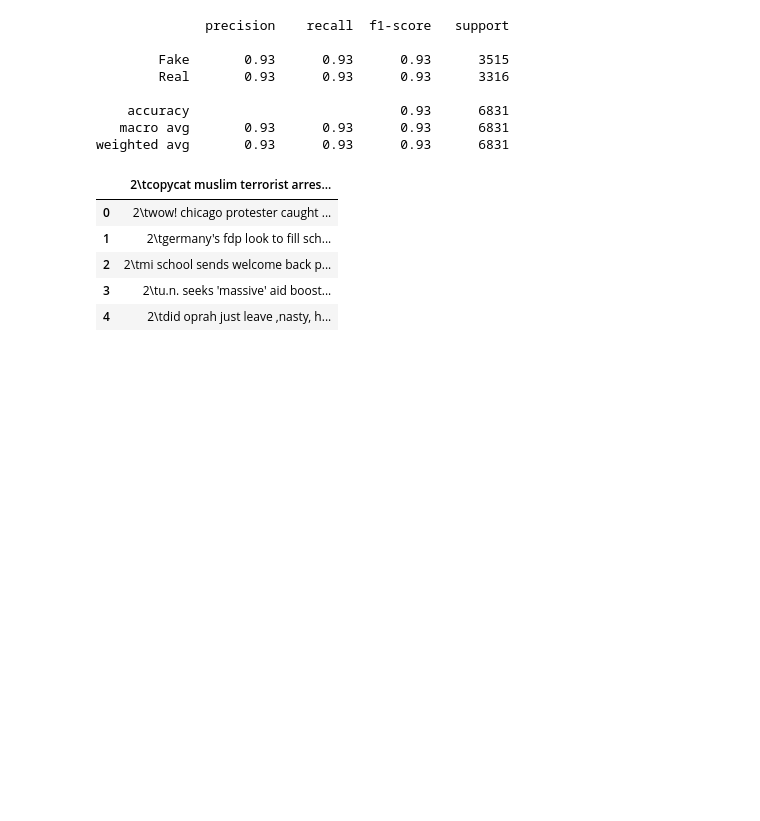
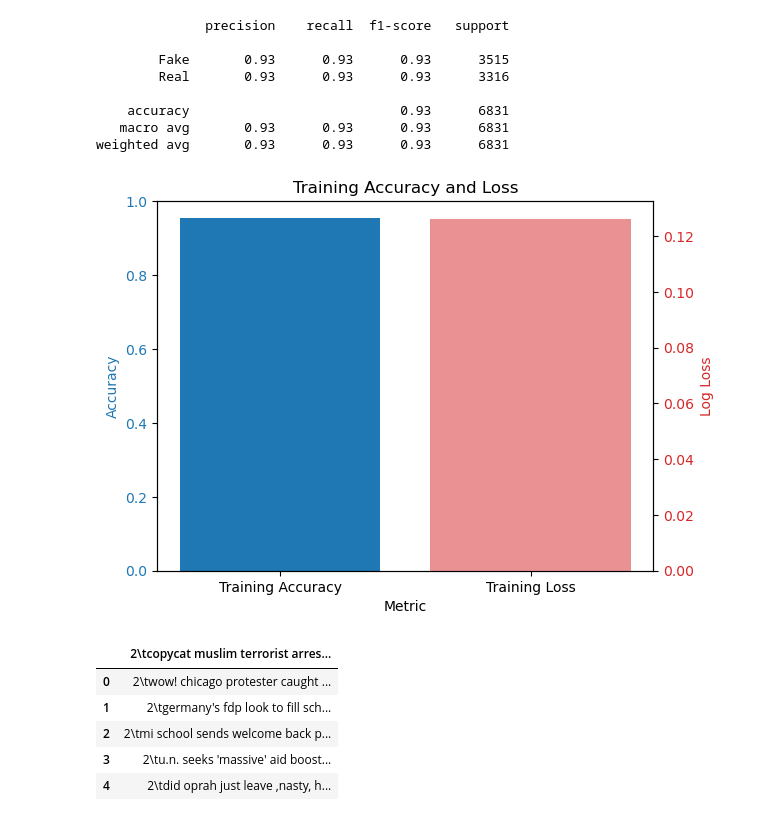
Before and after one commit to Julseb-Ironhack-AI/project-nlp-challenge, a Jupyter notebook: Multinomial_Naive_Bayes.ipynb, the cells around one changed output. Saved outputs shown, nothing was run; the diff lists cells and outputs as text; code cells hidden in the pictures; blank space fills up the shorter version.

Commit message:
Add graphs

```diff
--- a/Multinomial_Naive_Bayes.ipynb
+++ b/Multinomial_Naive_Bayes.ipynb
@@ -255,6 +255,40 @@ print(report)
     accuracy                           0.93      6831
    macro avg       0.93      0.93      0.93      6831
 weighted avg       0.93      0.93      0.93      6831
+# %%
+from sklearn.metrics import log_loss
+
+import matplotlib.pyplot as plt
+
+# Predict probabilities for training set
+y_train = df_train['label']
+y_train_pred = clf.predict(X_train_bow)
+y_train_proba = clf.predict_proba(X_train_bow)
+
+# Calculate accuracy and loss for training set
+train_accuracy = accuracy_score(y_train, y_train_pred)
+train_loss = log_loss(y_train, y_train_proba)
+
+# Plot accuracy and loss
+fig, ax1 = plt.subplots()
+
+color = 'tab:blue'
+ax1.set_xlabel('Metric')
+ax1.set_ylabel('Accuracy', color=color)
+ax1.bar(['Training Accuracy'], [train_accuracy], color=color)
+ax1.tick_params(axis='y', labelcolor=color)
+ax1.set_ylim(0, 1)
+
+ax2 = ax1.twinx()
+color = 'tab:red'
+ax2.set_ylabel('Log Loss', color=color)
+ax2.bar(['Training Loss'], [train_loss], color=color, alpha=0.5)
+ax2.tick_params(axis='y', labelcolor=color)
+
+plt.title('Training Accuracy and Loss')
+plt.show()
+# %% [output]
+[figure, added]
 # %%
 # Convert 2 to 0 or 1 in the file testing_data_lowercase_nolabels
 # Add headers to dataset
```
Also changed, not shown: parts of 2 cells of this notebook.
